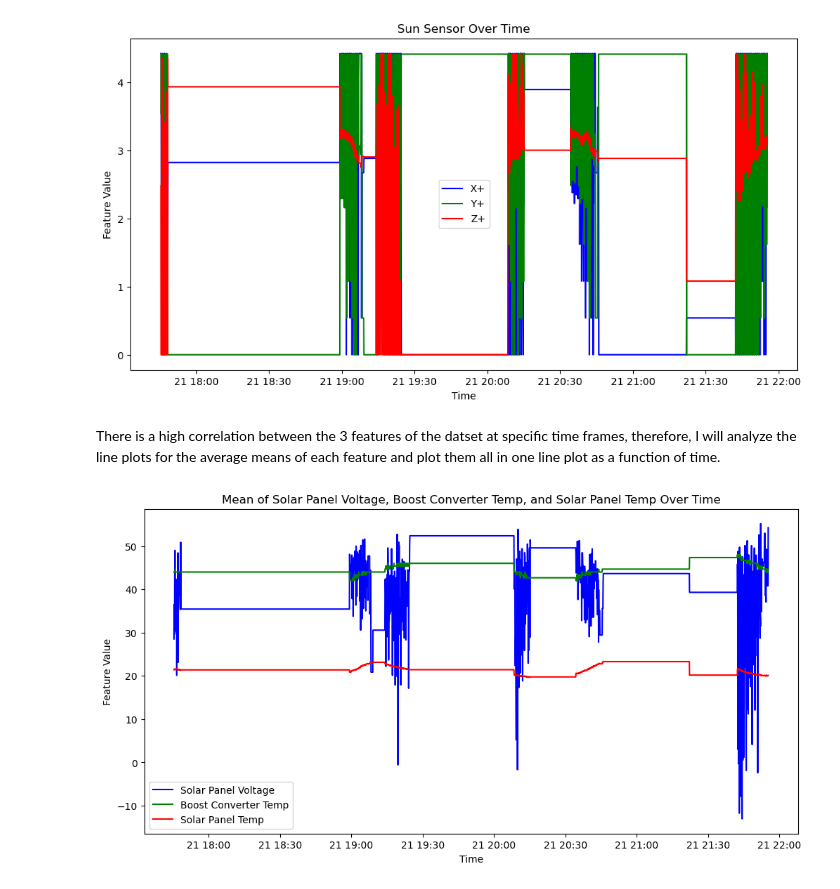
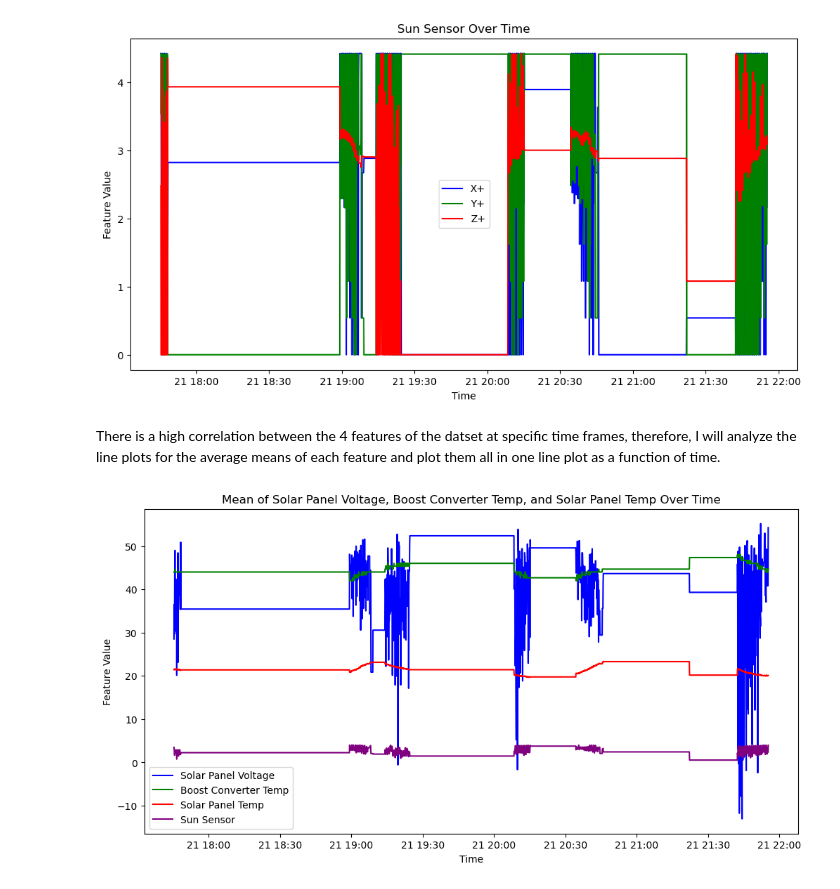
Before and after one commit to EvanJayChou/lunar_trailblazer_app, a Jupyter notebook: Chou_Evan_TrailblazerApp_Project.ipynb, the cells around one changed output. Saved outputs shown, nothing was run; the diff lists cells and outputs as text; code cells hidden in the pictures.

```diff
--- a/Chou_Evan_TrailblazerApp_Project.ipynb
+++ b/Chou_Evan_TrailblazerApp_Project.ipynb
@@ -103,25 +103,27 @@ plt.show()
 # %% [output]
 [figure]
 # %% [markdown]
-There is a high correlation between the 3 features of the datset at specific time frames, therefore, I will analyze the line plots for the average means of each feature and plot them all in one line plot as a function of time.
+There is a high correlation between the 4 features of the datset at specific time frames, therefore, I will analyze the line plots for the average means of each feature and plot them all in one line plot as a function of time.
 # %%
 voltage_df = df[['Solar Panel Voltage X mV', 'Solar Panel Voltage Y mV', 'Solar Panel Voltage Z mV']].mean(axis=1)
 boost_df = df[['Boost Converter Temp 1 C', 'Boost Converter Temp 2 C', 'Boost Converter Temp 3 C']].mean(axis=1)
 temp_df = df[['Solar Panel Temp X+ C', 'Solar Panel Temp X- C', 'Solar Panel Temp Y+ C', 'Solar Panel Temp Y- C']].mean(axis=1)
+sensor_df = df[['Sun Sensor X+', 'Sun Sensor Y+', 'Sun Sensor Z+']].mean(axis=1)
 
 # Performing data manipulation to get a better image of the correlations
 voltage_df = (voltage_df - 4000) / 10
 boost_df = boost_df * 2
 
 
 plt.figure(figsize=(12, 6))
 plt.plot(df['Satellite Date/Time UTC'], voltage_df, label='Solar Panel Voltage', color='blue')
 plt.plot(df['Satellite Date/Time UTC'], boost_df, label='Boost Converter Temp', color='green')
 plt.plot(df['Satellite Date/Time UTC'], temp_df, label='Solar Panel Temp', color='red')
+plt.plot(df['Satellite Date/Time UTC'], sensor_df, label='Sun Sensor', color='purple')
 plt.xlabel('Time')
 plt.ylabel('Feature Value')
 plt.title('Mean of Solar Panel Voltage, Boost Converter Temp, and Solar Panel Temp Over Time')
 plt.legend()
 plt.show()
 # %% [output]
-[figure, old version]
+[figure, new version]
```
